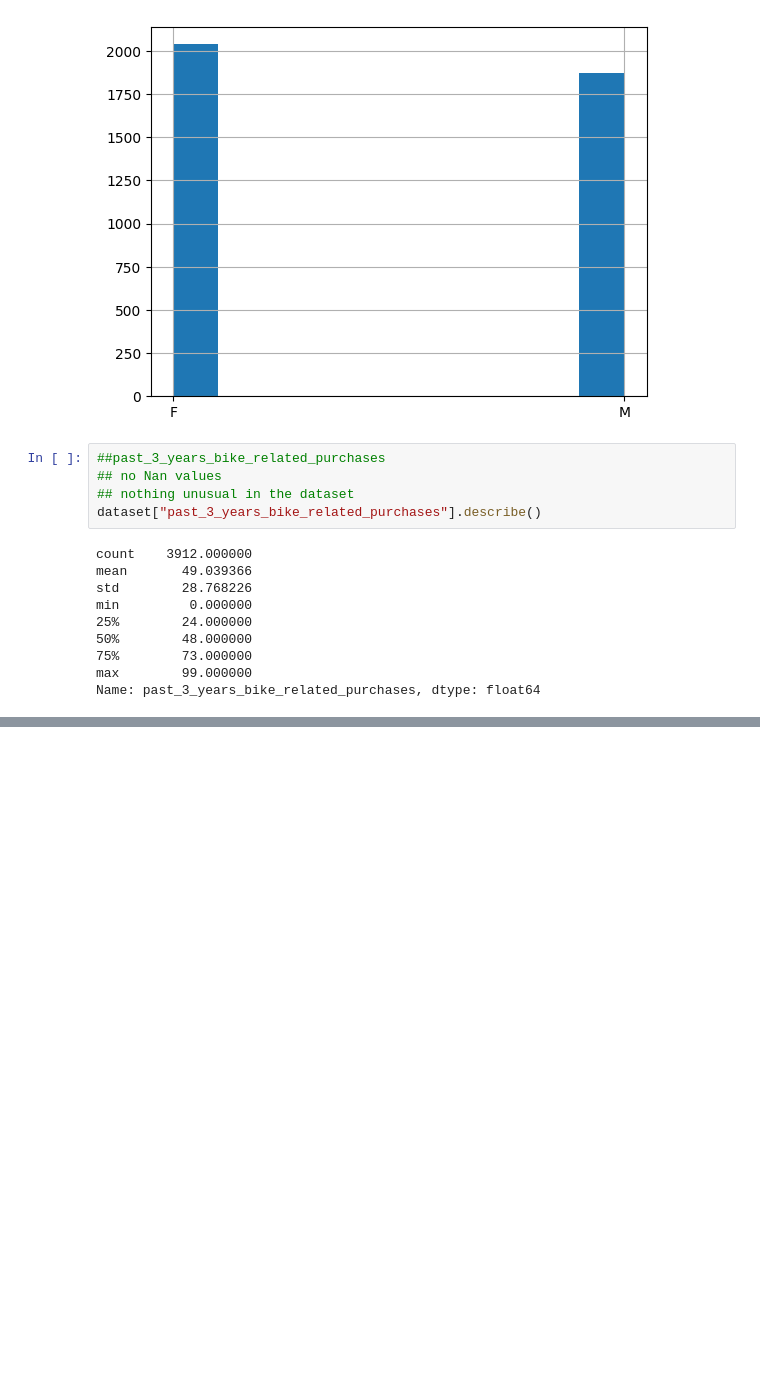
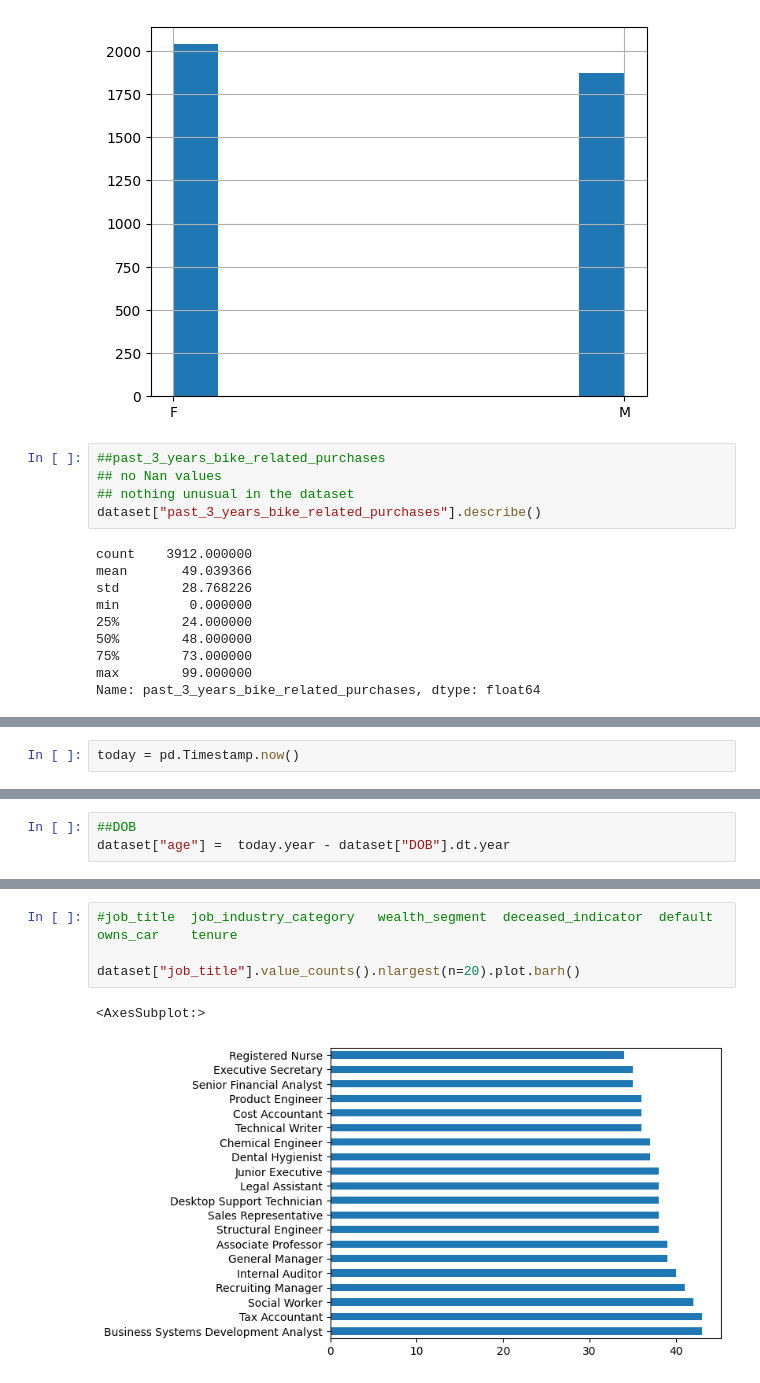
Before and after one commit to Rojanmhj2055/Sprocket-dataset, a Jupyter notebook: KPMG_Data_analyis/data_analysis.ipynb, the cells around one changed output, grey strips where cells are left out. Saved outputs shown, nothing was run; the diff lists cells and outputs as text; blank space fills up the shorter version.

```diff
--- a/KPMG_Data_analyis/data_analysis.ipynb
+++ b/KPMG_Data_analyis/data_analysis.ipynb
@@ -116,0 +86,2 @@ Name: past_3_years_bike_related_purchases, dtype: float64
+# %%
+today = pd.Timestamp.now()
@@ -116,0 +92,3 @@ Name: past_3_years_bike_related_purchases, dtype: float64
+# %%
+##DOB
+dataset["age"] =  today.year - dataset["DOB"].dt.year
@@ -116,0 +107,7 @@ Name: past_3_years_bike_related_purchases, dtype: float64
+# %%
+#job_title	job_industry_category	wealth_segment	deceased_indicator	default	owns_car	tenure
+
+dataset["job_title"].value_counts().nlargest(n=20).plot.barh()
+# %% [output]
+<AxesSubplot:>
+[figure, added]
```
Also changed, not shown: parts of 15 cells of this notebook.
